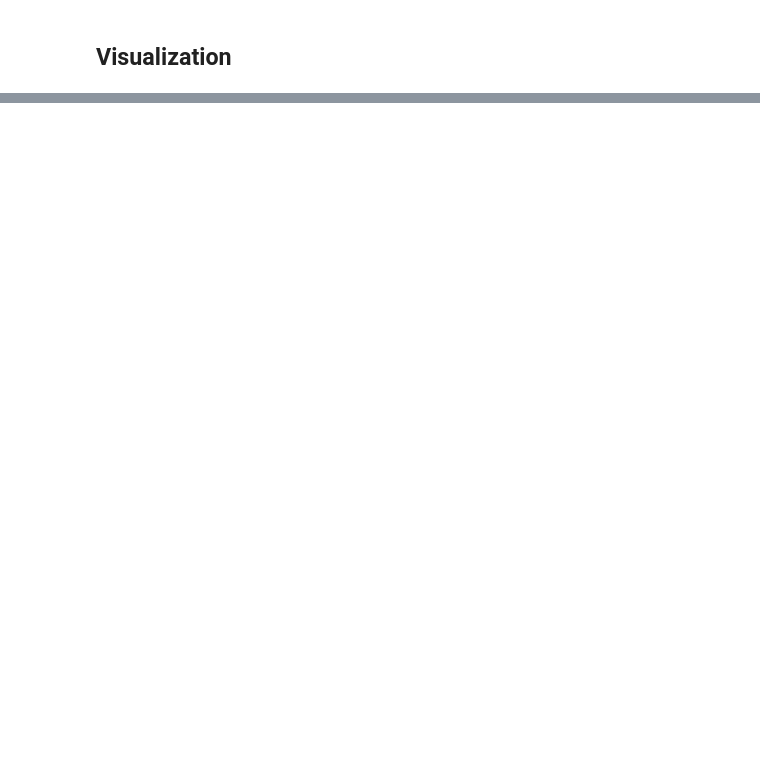
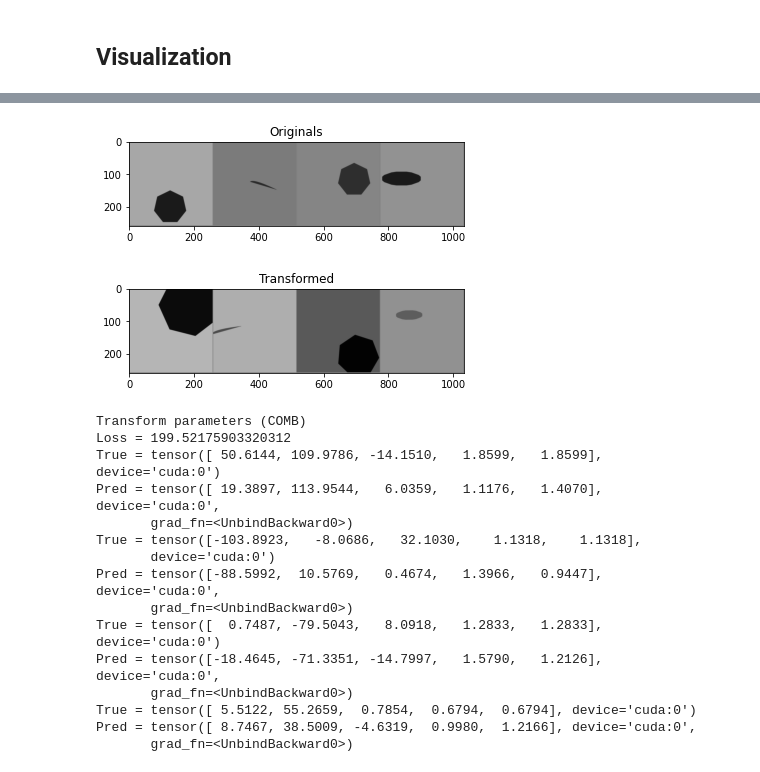
Before and after one commit to PascalPolygon/AffineCNN, a Jupyter notebook: translation_vector_estimation.ipynb, the cells around one changed output, grey strips where cells are left out. Cells and saved outputs as stored; diff of their text form; code cells hidden in the pictures; blank space fills up the shorter version.

```diff
--- a/translation_vector_estimation.ipynb
+++ b/translation_vector_estimation.ipynb
@@ -846,0 +1591,51 @@ RuntimeError: ignored
+# %%
+# def unnormalize(x):
+#   return (x*(2*256.0) - 256.0)
+
+def unnormalize(x, x1 = -10.0, y1 = -256.0, x2 = 10.0, y2 = 256.0):
+  return y1+((y2-y1)/(x2-x1))*(x-x1)
+
+dataiter = iter(testloader)
+images, images_t,  labels = dataiter.next()
+
+plotGrayScale(torchvision.utils.make_grid(images), "Originals")
+plt.show()
+plotGrayScale(torchvision.utils.make_grid(images_t), "Transformed")
+plt.show()
+print(f'Transform parameters (COMB)')
+
+images = images.to(device=cuda0, dtype=torch.float) #Convert to torch cuda float
+images_t = images_t.to(device=cuda0, dtype=torch.float)
+# labels = labels.to(device=cuda0, dtype=torch.float)
+#Inference
+outputs = net(images, images_t)
+
+#Unnormalize
+outputs = unnormalize(outputs)
+labels = unnormalize(labels)
+
+labels = labels.to(device=cuda0, dtype=torch.float)
+criterion = torch.nn.L1Loss(reduction='sum').to(cuda0)
+print(f'Loss = {criterion(outputs, labels)}')
+
+for label, output in zip (labels, outputs):
+  print(f'True = {label}')
+  print(f'Pred = {output}')
+# %% [output]
+[figure, added]
+[figure, added]
+Transform parameters (COMB)
+Loss = 199.52175903320312
+True = tensor([ 50.6144, 109.9786, -14.1510,   1.8599,   1.8599], device='cuda:0')
+Pred = tensor([ 19.3897, 113.9544,   6.0359,   1.1176,   1.4070], device='cuda:0',
+       grad_fn=<UnbindBackward0>)
+True = tensor([-103.8923,   -8.0686,   32.1030,    1.1318,    1.1318],
+       device='cuda:0')
+Pred = tensor([-88.5992,  10.5769,   0.4674,   1.3966,   0.9447], device='cuda:0',
+       grad_fn=<UnbindBackward0>)
+True = tensor([  0.7487, -79.5043,   8.0918,   1.2833,   1.2833], device='cuda:0')
+Pred = tensor([-18.4645, -71.3351, -14.7997,   1.5790,   1.2126], device='cuda:0',
+       grad_fn=<UnbindBackward0>)
+True = tensor([ 5.5122, 55.2659,  0.7854,  0.6794,  0.6794], device='cuda:0')
+Pred = tensor([ 8.7467, 38.5009, -4.6319,  0.9980,  1.2166], device='cuda:0',
+       grad_fn=<UnbindBackward0>)
```
Also changed, not shown: parts of 93 cells of this notebook.
